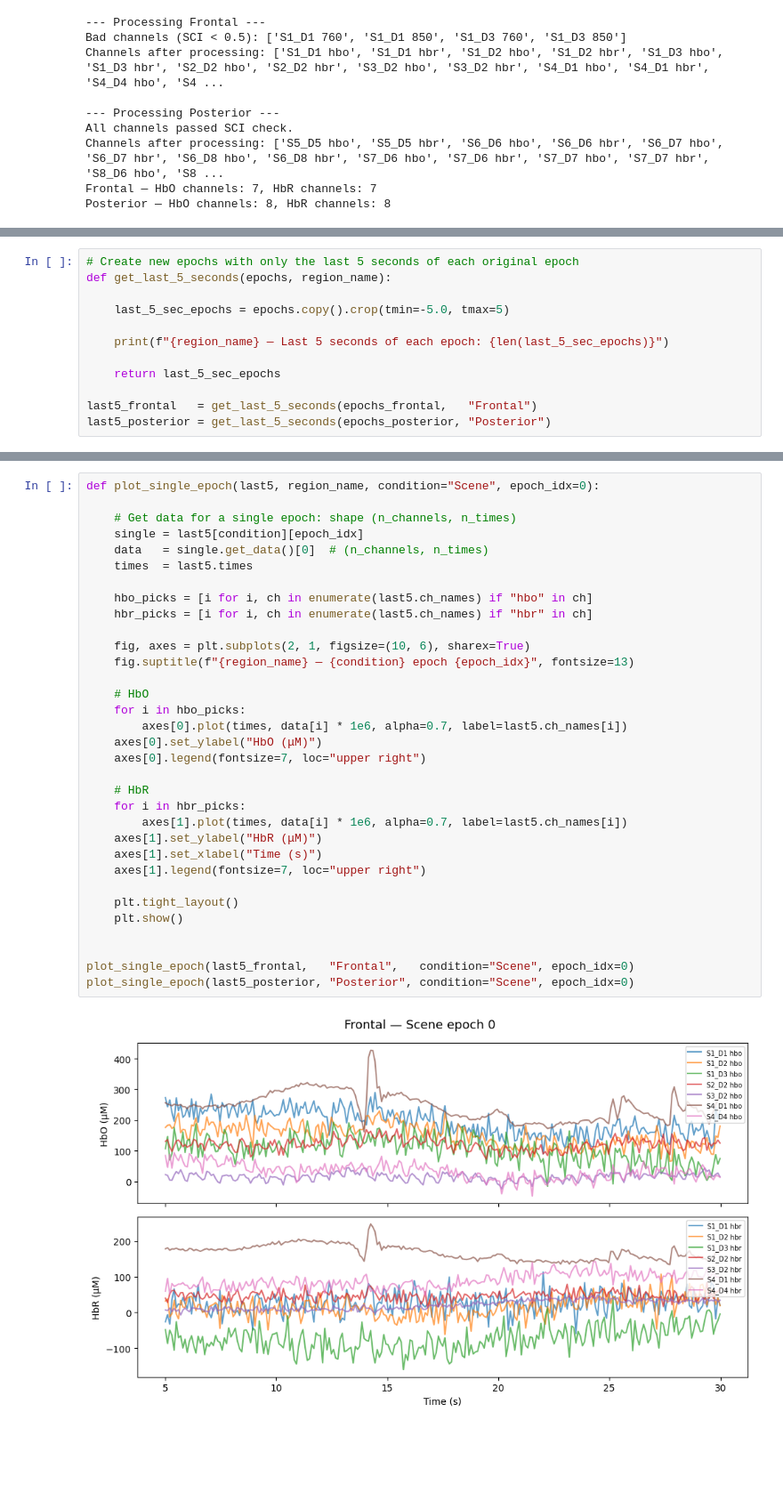
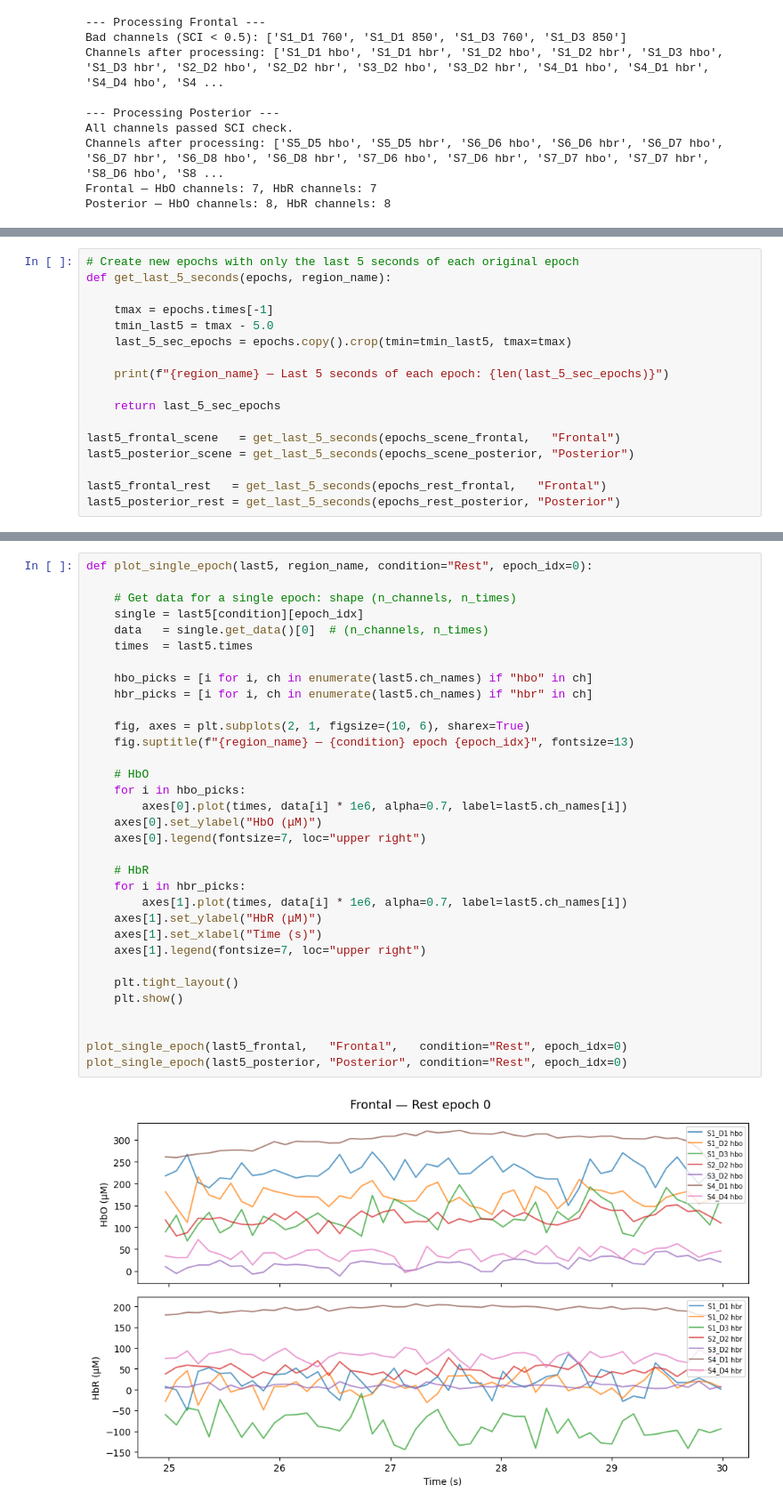
Before and after one commit to Sasha-King/The-Effect-of-Surface-Awareness-on-Nausea-and-3D-Performance-, a Jupyter notebook: MNE_Processing.ipynb, the cells around one changed output, grey strips where cells are left out. Shown at 89% size. Cells and saved outputs as stored; diff of their text form; blank space fills up the shorter version.

```diff
--- a/MNE_Processing.ipynb
+++ b/MNE_Processing.ipynb
@@ -269,12 +340,17 @@ validate_epochs(epochs_posterior, "Posterior")
 # Create new epochs with only the last 5 seconds of each original epoch
 def get_last_5_seconds(epochs, region_name):
 
-    last_5_sec_epochs = epochs.copy().crop(tmin=-5.0, tmax=5)
+    tmax = epochs.times[-1]
+    tmin_last5 = tmax - 5.0
+    last_5_sec_epochs = epochs.copy().crop(tmin=tmin_last5, tmax=tmax)
 
     print(f"{region_name} — Last 5 seconds of each epoch: {len(last_5_sec_epochs)}")
 
     return last_5_sec_epochs
 
-last5_frontal   = get_last_5_seconds(epochs_frontal,   "Frontal")
-last5_posterior = get_last_5_seconds(epochs_posterior, "Posterior")
+last5_frontal_scene   = get_last_5_seconds(epochs_scene_frontal,   "Frontal")
+last5_posterior_scene = get_last_5_seconds(epochs_scene_posterior, "Posterior")
+
+last5_frontal_rest   = get_last_5_seconds(epochs_rest_frontal,   "Frontal")
+last5_posterior_rest = get_last_5_seconds(epochs_rest_posterior, "Posterior")
 # %% [output]
@@ -316,35 +396,35 @@ plot_last5(last5_posterior, "Posterior")
 # %%
-def plot_single_epoch(last5, region_name, condition="Scene", epoch_idx=0):
+def plot_single_epoch(last5, region_name, condition="Rest", epoch_idx=0):
 
     # Get data for a single epoch: shape (n_channels, n_times)
     single = last5[condition][epoch_idx]
     data   = single.get_data()[0]  # (n_channels, n_times)
     times  = last5.times
 
     hbo_picks = [i for i, ch in enumerate(last5.ch_names) if "hbo" in ch]
     hbr_picks = [i for i, ch in enumerate(last5.ch_names) if "hbr" in ch]
 
     fig, axes = plt.subplots(2, 1, figsize=(10, 6), sharex=True)
     fig.suptitle(f"{region_name} — {condition} epoch {epoch_idx}", fontsize=13)
 
     # HbO
     for i in hbo_picks:
         axes[0].plot(times, data[i] * 1e6, alpha=0.7, label=last5.ch_names[i])
     axes[0].set_ylabel("HbO (μM)")
     axes[0].legend(fontsize=7, loc="upper right")
 
     # HbR
     for i in hbr_picks:
         axes[1].plot(times, data[i] * 1e6, alpha=0.7, label=last5.ch_names[i])
     axes[1].set_ylabel("HbR (μM)")
     axes[1].set_xlabel("Time (s)")
     axes[1].legend(fontsize=7, loc="upper right")
 
     plt.tight_layout()
     plt.show()
 
 
-plot_single_epoch(last5_frontal,   "Frontal",   condition="Scene", epoch_idx=0)
-plot_single_epoch(last5_posterior, "Posterior", condition="Scene", epoch_idx=0)
+plot_single_epoch(last5_frontal,   "Frontal",   condition="Rest", epoch_idx=0)
+plot_single_epoch(last5_posterior, "Posterior", condition="Rest", epoch_idx=0)
 # %% [output]
-[figure, old version]
+[figure, new version]
```
Also changed, not shown: parts of 7 cells of this notebook.
